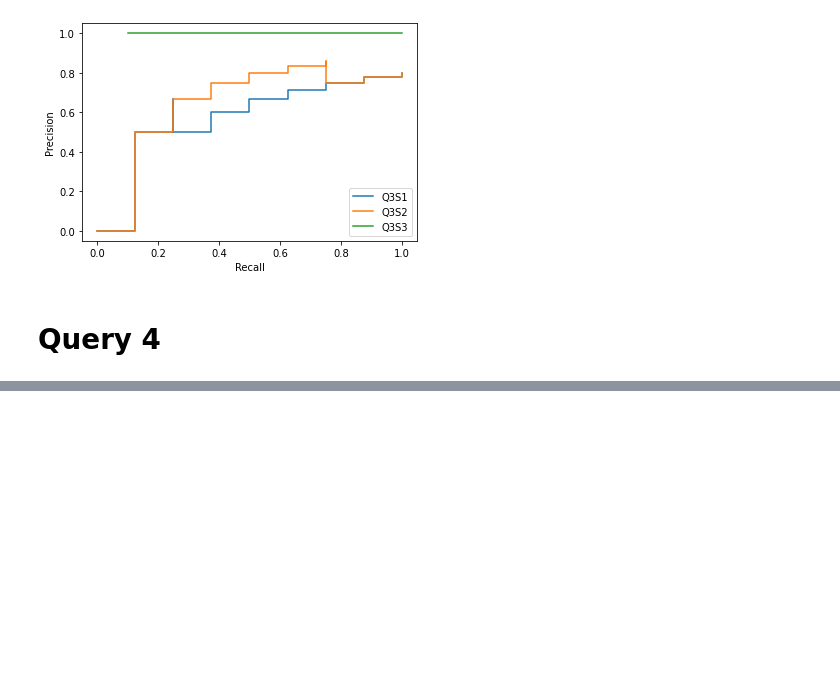
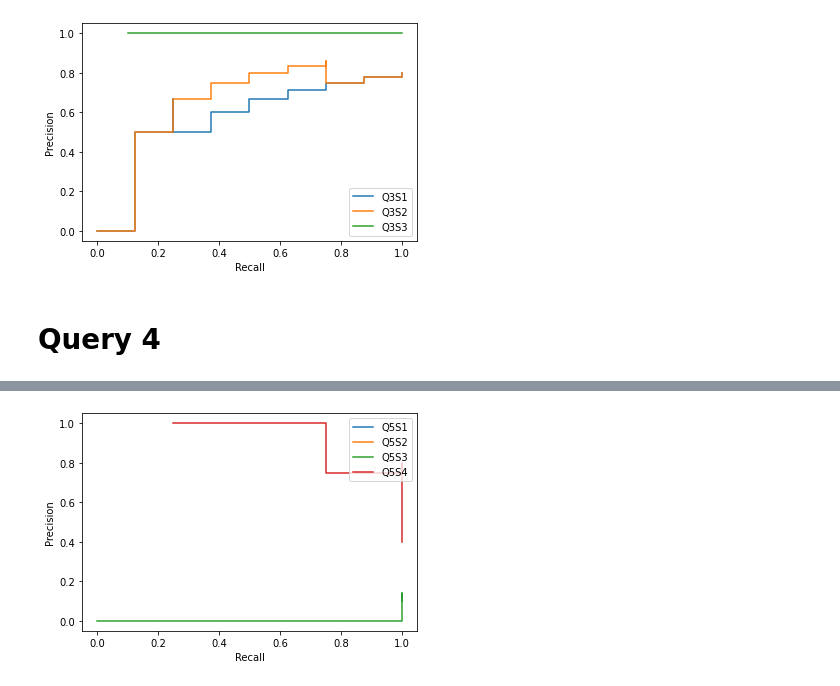
Before and after one commit to davide-castro20/FEUP-PRI, a Jupyter notebook: precision_graphs.ipynb, the cells around one changed output, grey strips where cells are left out. Cells and saved outputs as stored; diff of their text form; code cells hidden in the pictures; blank space fills up the shorter version.

```diff
--- a/precision_graphs.ipynb
+++ b/precision_graphs.ipynb
@@ -330,0 +384,89 @@ plt.show()
+# %%
+y_true = np.array([1,1,1,1,1,1,1,1,1,1,1,1,1,1,1,1,1,1,1,1])
+
+query5_system1_scores = np.array([0,0,0,0,0,0,0,0,0,0,0,0,0,0,0,0,0,0,0,0])
+precision_query5_system1 = [
+    len([
+        doc
+        for idx,doc in enumerate(np.split(y_true,2)[0][:idx])
+        if query5_system1_scores[idx] == 1
+    ]) / idx
+    for idx, _ in enumerate(np.split(y_true,2)[0], start=1)
+]
+
+recall_query5_system1 = [0,0,0,0,0,0,0,0,0,0]
+
+
+query5_system1_plot = PrecisionRecallDisplay(precision_query5_system1,recall_query5_system1)
+
+################
+
+query5_system2_scores = np.array([0,0,0,0,0,0,0,0,0,0,0,0,0,0,0,0,0,0,0,0])
+precision_query5_system2 = [
+    len([
+        doc
+        for idx,doc in enumerate(np.split(y_true,2)[0][:idx])
+        if query5_system2_scores[idx] == 1
+    ]) / idx
+    for idx, _ in enumerate(np.split(y_true,2)[0], start=1)
+]
+
+recall_query5_system2 = [0,0,0,0,0,0,0,0,0,0]
+
+query5_system2_plot = PrecisionRecallDisplay(precision_query5_system2,recall_query5_system2)
+
+
+###############
+
+query5_system3_scores = np.array([0,0,0,0,0,0,1,0,0,0,0,0,0,0,0,0,0,0,0,0])
+precision_query5_system3 = [
+    len([
+        doc
+        for idx,doc in enumerate(np.split(y_true,2)[0][:idx])
+        if query5_system3_scores[idx] == 1
+    ]) / idx
+    for idx, _ in enumerate(np.split(y_true,2)[0], start=1)
+]
+
+recall_query5_system3 = [
+    len([
+        doc
+        for idx,doc in enumerate(np.split(y_true,2)[0][:idx])
+        if query5_system3_scores[idx] == 1
+    ]) / np.bincount(np.split(query5_system3_scores,2)[0])[1]
+    for idx, _ in enumerate(np.split(y_true,2)[0], start=1)
+]
+
+query5_system3_plot = PrecisionRecallDisplay(precision_query5_system3,recall_query5_system3)
+
+
+query5_system4_scores = np.array([1,1,1,0,1,0,0,0,0,0,0,0,0,0,0,0,0,0,0,0])
+precision_query5_system4 = [
+    len([
+        doc
+        for idx,doc in enumerate(np.split(y_true,2)[0][:idx])
+        if query5_system4_scores[idx] == 1
+    ]) / idx
+    for idx, _ in enumerate(np.split(y_true,2)[0], start=1)
+]
+
+recall_query5_system4 = [
+    len([
+        doc
+        for idx,doc in enumerate(np.split(y_true,2)[0][:idx])
+        if query5_system4_scores[idx] == 1
+    ]) / np.bincount(np.split(query5_system4_scores,2)[0])[1]
+    for idx, _ in enumerate(np.split(y_true,2)[0], start=1)
+]
+
+query5_system4_plot = PrecisionRecallDisplay(precision_query5_system4,recall_query5_system4)
+
+query5_system1_plot.plot(ax=plt.gca(),name='Q5S1')
+query5_system2_plot.plot(ax=plt.gca(),name='Q5S2')
+query5_system3_plot.plot(ax=plt.gca(),name='Q5S3')
+query5_system4_plot.plot(ax=plt.gca(),name='Q5S4')
+
+plt.legend(loc='upper right',ncol=1)
+plt.show()
+# %% [output]
+[figure, added]
```
Also changed, not shown: parts of 3 cells of this notebook, 3 other files.
